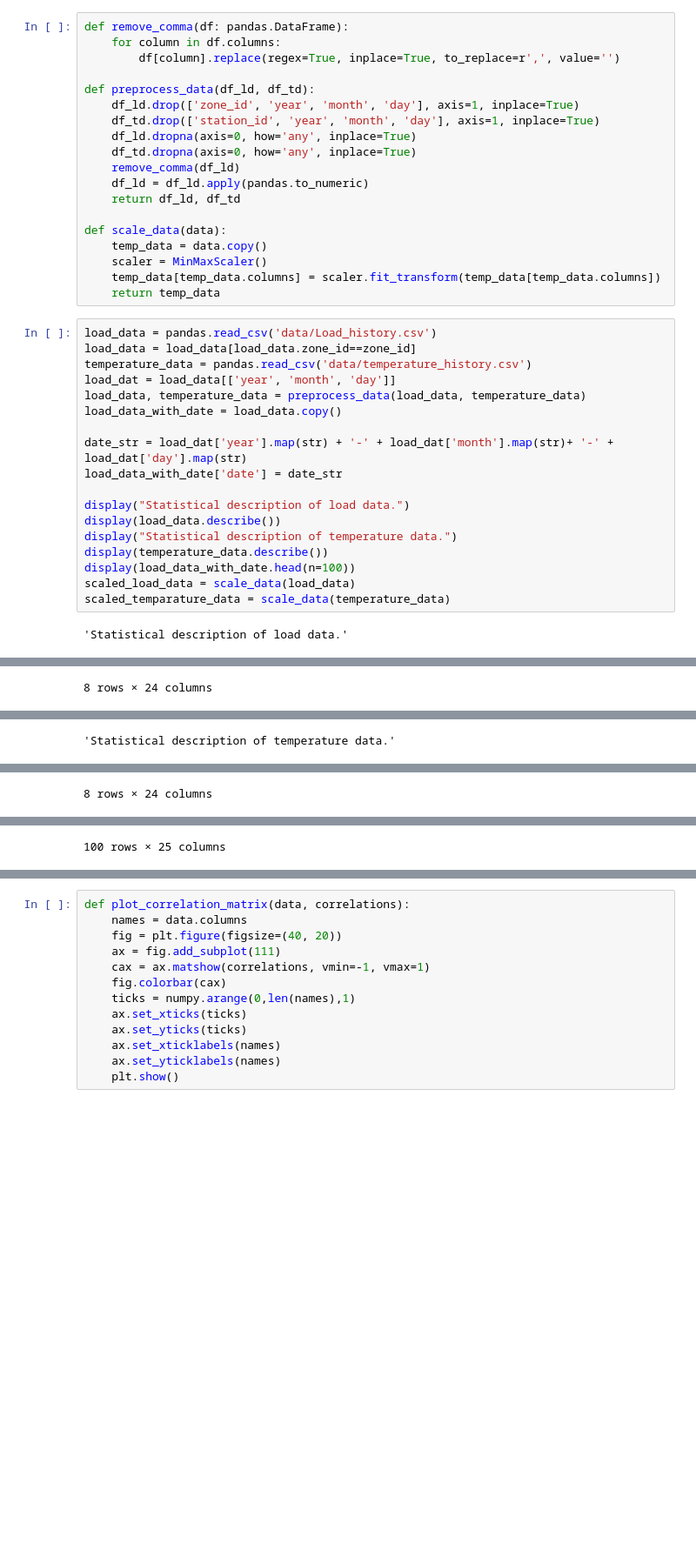
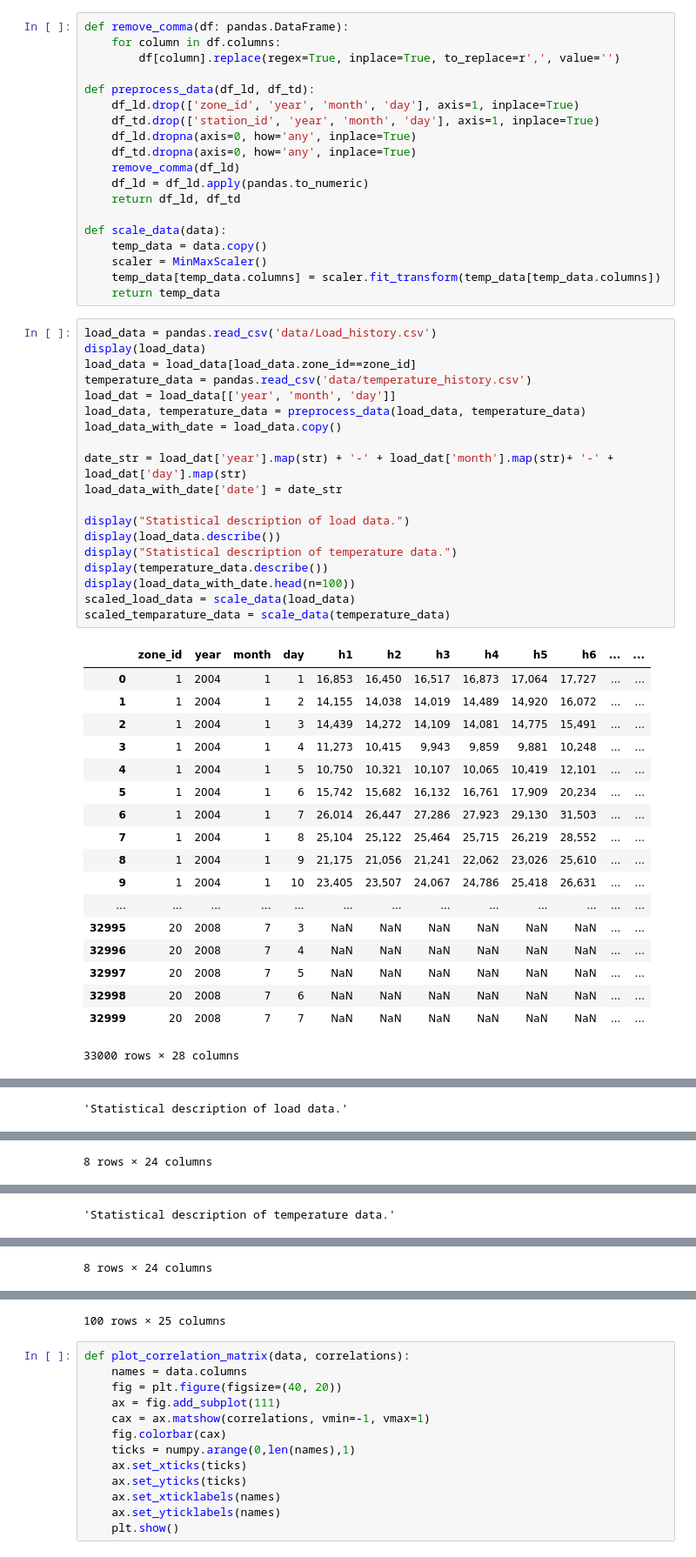
Before and after one commit to Prakash2403/SIH-2k18, a Jupyter notebook: Analysis.ipynb, the cells around one changed output, grey strips where cells are left out. Shown at 87% size. Saved outputs shown, nothing was run; the diff lists cells and outputs as text; blank space fills up the shorter version.

```diff
--- a/Analysis.ipynb
+++ b/Analysis.ipynb
@@ -30,21 +30,39 @@ def scale_data(data):
     return temp_data
 # %%
 load_data = pandas.read_csv('data/Load_history.csv')
+display(load_data)
 load_data = load_data[load_data.zone_id==zone_id]
 temperature_data = pandas.read_csv('data/temperature_history.csv')
 load_dat = load_data[['year', 'month', 'day']]
 load_data, temperature_data = preprocess_data(load_data, temperature_data)
 load_data_with_date = load_data.copy()
 
 date_str = load_dat['year'].map(str) + '-' + load_dat['month'].map(str)+ '-' + load_dat['day'].map(str)
 load_data_with_date['date'] = date_str
 
 display("Statistical description of load data.")
 display(load_data.describe())
 display("Statistical description of temperature data.")
 display(temperature_data.describe())
 display(load_data_with_date.head(n=100))
 scaled_load_data = scale_data(load_data)
 scaled_temparature_data = scale_data(temperature_data)
 # %% [output]
+|  | zone_id | year | month | day | h1 | h2 | h3 | h4 | h5 | h6 | ... | ... |
+| 0 | 1 | 2004 | 1 | 1 | 16,853 | 16,450 | 16,517 | 16,873 | 17,064 | 17,727 | ... | ... |
+| 1 | 1 | 2004 | 1 | 2 | 14,155 | 14,038 | 14,019 | 14,489 | 14,920 | 16,072 | ... | ... |
+| 2 | 1 | 2004 | 1 | 3 | 14,439 | 14,272 | 14,109 | 14,081 | 14,775 | 15,491 | ... | ... |
+| 3 | 1 | 2004 | 1 | 4 | 11,273 | 10,415 | 9,943 | 9,859 | 9,881 | 10,248 | ... | ... |
+| 4 | 1 | 2004 | 1 | 5 | 10,750 | 10,321 | 10,107 | 10,065 | 10,419 | 12,101 | ... | ... |
+| 5 | 1 | 2004 | 1 | 6 | 15,742 | 15,682 | 16,132 | 16,761 | 17,909 | 20,234 | ... | ... |
+| 6 | 1 | 2004 | 1 | 7 | 26,014 | 26,447 | 27,286 | 27,923 | 29,130 | 31,503 | ... | ... |
+| 7 | 1 | 2004 | 1 | 8 | 25,104 | 25,122 | 25,464 | 25,715 | 26,219 | 28,552 | ... | ... |
+| 8 | 1 | 2004 | 1 | 9 | 21,175 | 21,056 | 21,241 | 22,062 | 23,026 | 25,610 | ... | ... |
+| 9 | 1 | 2004 | 1 | 10 | 23,405 | 23,507 | 24,067 | 24,786 | 25,418 | 26,631 | ... | ... |
+| ... | ... | ... | ... | ... | ... | ... | ... | ... | ... | ... | ... | ... |
+| 32995 | 20 | 2008 | 7 | 3 | NaN | NaN | NaN | NaN | NaN | NaN | ... | ... |
+| 32996 | 20 | 2008 | 7 | 4 | NaN | NaN | NaN | NaN | NaN | NaN | ... | ... |
+| 32997 | 20 | 2008 | 7 | 5 | NaN | NaN | NaN | NaN | NaN | NaN | ... | ... |
+| 32998 | 20 | 2008 | 7 | 6 | NaN | NaN | NaN | NaN | NaN | NaN | ... | ... |
+| 32999 | 20 | 2008 | 7 | 7 | NaN | NaN | NaN | NaN | NaN | NaN | ... | ... |
-'Statistical description of load data.'
+33000 rows × 28 columns
@@ -60 +69 @@ scaled_temparature_data = scale_data(temperature_data)
-8 rows × 24 columns
+'Statistical description of load data.'
@@ -61 +79 @@ scaled_temparature_data = scale_data(temperature_data)
-'Statistical description of temperature data.'
+8 rows × 24 columns
@@ -71,2 +80,2 @@ scaled_temparature_data = scale_data(temperature_data)
-8 rows × 24 columns
+'Statistical description of temperature data.'
 |  | h1 | h2 | h3 | h4 | h5 | h6 | h7 | h8 | h9 | h10 | ... | ... |
@@ -89 +90 @@ scaled_temparature_data = scale_data(temperature_data)
-100 rows × 25 columns
+8 rows × 24 columns
@@ -90,3 +108,4 @@ scaled_temparature_data = scale_data(temperature_data)
+100 rows × 25 columns
 # %%
 def plot_correlation_matrix(data, correlations):
     names = data.columns
```
Also changed, not shown: parts of 4 cells of this notebook.
